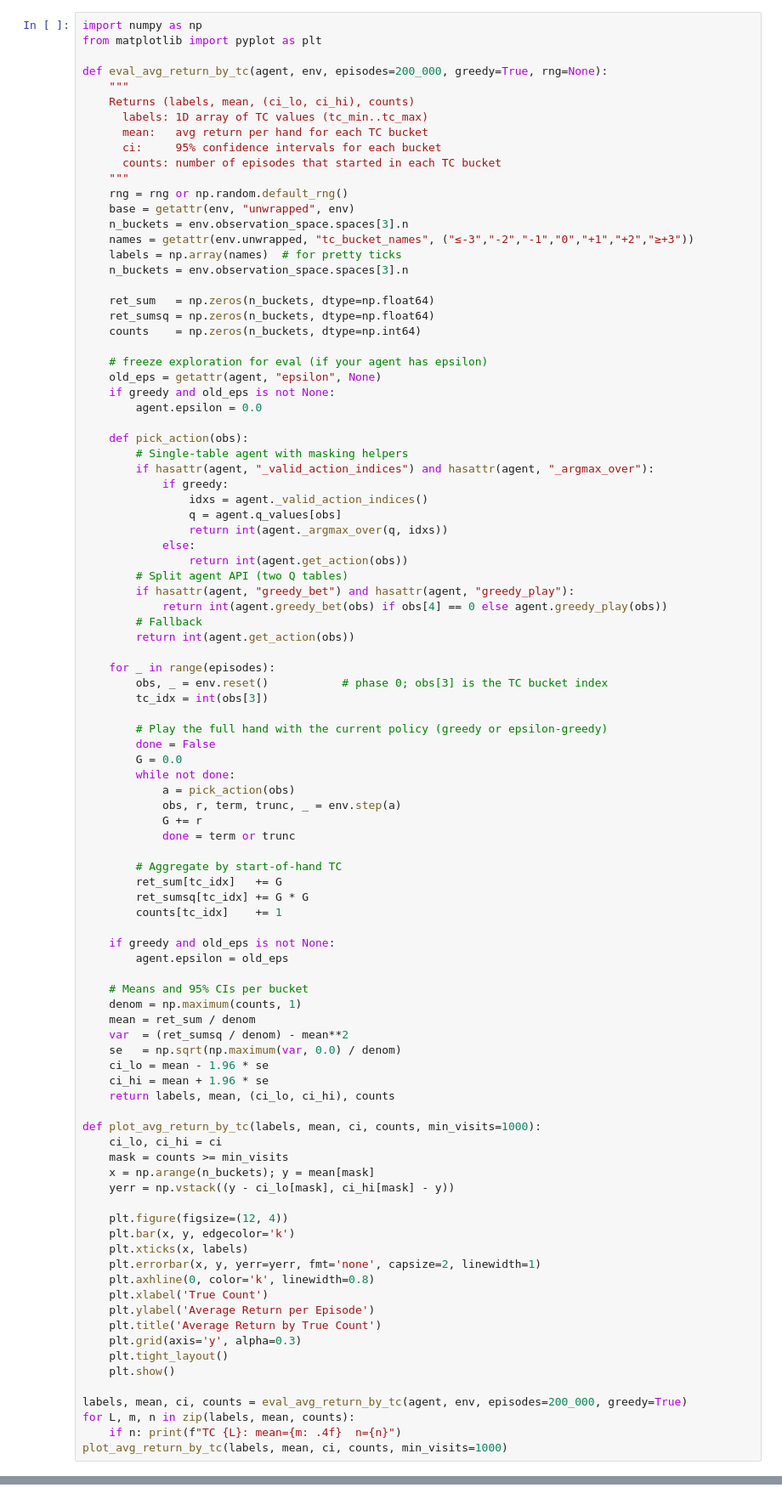
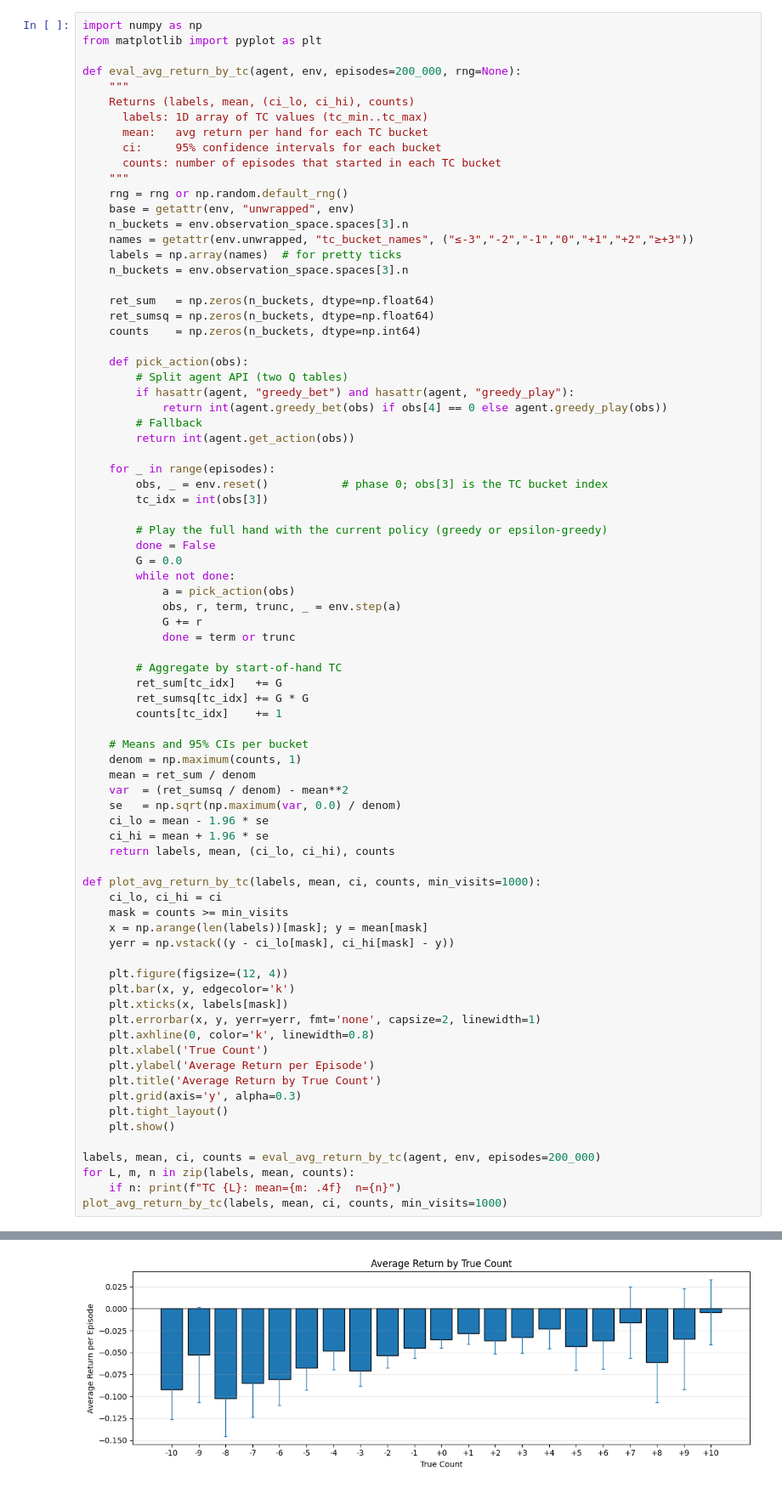
Before and after one commit to limyixiang/cs4246-project-blackjack, a Jupyter notebook: hi_lo_variant/sarsa.ipynb, the cells around one changed output, grey strips where cells are left out. Shown at 85% size. Saved outputs shown, nothing was run; the diff lists cells and outputs as text.

```diff
--- a/hi_lo_variant/sarsa.ipynb
+++ b/hi_lo_variant/sarsa.ipynb
@@ -350,7 +425,7 @@ print(results)
 import numpy as np
 from matplotlib import pyplot as plt
 
-def eval_avg_return_by_tc(agent, env, episodes=200_000, greedy=True, rng=None):
+def eval_avg_return_by_tc(agent, env, episodes=200_000, rng=None):
     """
     Returns (labels, mean, (ci_lo, ci_hi), counts)
       labels: 1D array of TC values (tc_min..tc_max)
@@ -369,20 +444,7 @@ def eval_avg_return_by_tc(agent, env, episodes=200_000, greedy=True, rng=None):
     ret_sumsq = np.zeros(n_buckets, dtype=np.float64)
     counts    = np.zeros(n_buckets, dtype=np.int64)
 
-    # freeze exploration for eval (if your agent has epsilon)
-    old_eps = getattr(agent, "epsilon", None)
-    if greedy and old_eps is not None:
-        agent.epsilon = 0.0
-
     def pick_action(obs):
-        # Single-table agent with masking helpers
-        if hasattr(agent, "_valid_action_indices") and hasattr(agent, "_argmax_over"):
-            if greedy:
-                idxs = agent._valid_action_indices()
-                q = agent.q_values[obs]
-                return int(agent._argmax_over(q, idxs))
-            else:
-                return int(agent.get_action(obs))
         # Split agent API (two Q tables)
         if hasattr(agent, "greedy_bet") and hasattr(agent, "greedy_play"):
             return int(agent.greedy_bet(obs) if obs[4] == 0 else agent.greedy_play(obs))
@@ -407,9 +469,6 @@ def eval_avg_return_by_tc(agent, env, episodes=200_000, greedy=True, rng=None):
         ret_sumsq[tc_idx] += G * G
         counts[tc_idx]    += 1
 
-    if greedy and old_eps is not None:
-        agent.epsilon = old_eps
-
     # Means and 95% CIs per bucket
     denom = np.maximum(counts, 1)
     mean = ret_sum / denom
@@ -422,12 +481,12 @@ def eval_avg_return_by_tc(agent, env, episodes=200_000, greedy=True, rng=None):
 def plot_avg_return_by_tc(labels, mean, ci, counts, min_visits=1000):
     ci_lo, ci_hi = ci
     mask = counts >= min_visits
-    x = np.arange(n_buckets); y = mean[mask]
+    x = np.arange(len(labels))[mask]; y = mean[mask]
     yerr = np.vstack((y - ci_lo[mask], ci_hi[mask] - y))
 
     plt.figure(figsize=(12, 4))
     plt.bar(x, y, edgecolor='k')
-    plt.xticks(x, labels)
+    plt.xticks(x, labels[mask])
     plt.errorbar(x, y, yerr=yerr, fmt='none', capsize=2, linewidth=1)
     plt.axhline(0, color='k', linewidth=0.8)
     plt.xlabel('True Count')
@@ -437,7 +496,8 @@ def plot_avg_return_by_tc(labels, mean, ci, counts, min_visits=1000):
     plt.tight_layout()
     plt.show()
 
-labels, mean, ci, counts = eval_avg_return_by_tc(agent, env, episodes=200_000, greedy=True)
+labels, mean, ci, counts = eval_avg_return_by_tc(agent, env, episodes=200_000)
 for L, m, n in zip(labels, mean, counts):
     if n: print(f"TC {L}: mean={m: .4f}  n={n}")
 plot_avg_return_by_tc(labels, mean, ci, counts, min_visits=1000)
+# %% [output]
@@ -444,3 +521,4 @@ plot_avg_return_by_tc(labels, mean, ci, counts, min_visits=1000)
+[figure, added]
 # %%
 # Extract learned bet multiplier per true count (phase 0) and visualize
 import numpy as np
```
Also changed, not shown: parts of 10 cells of this notebook, 4 other files.
